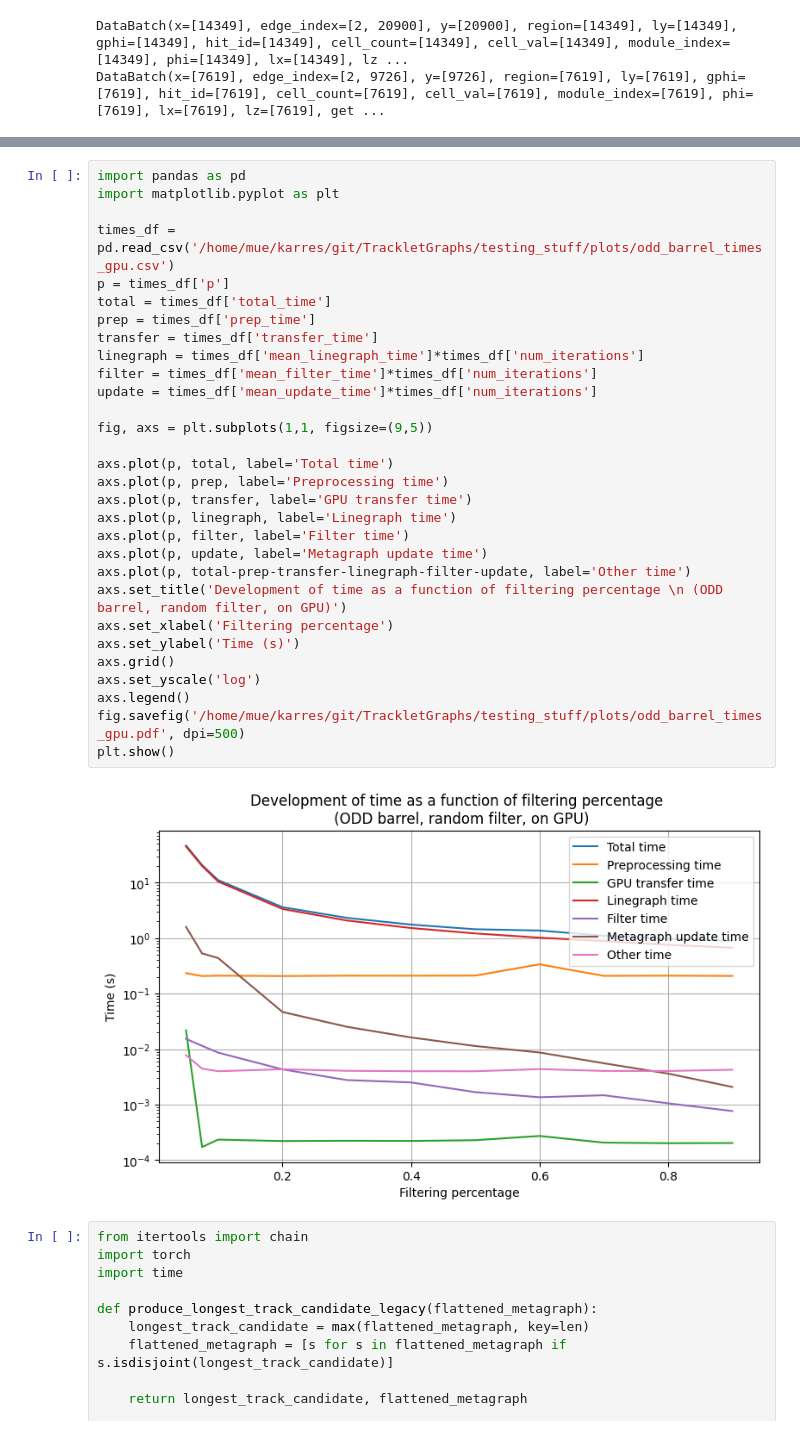
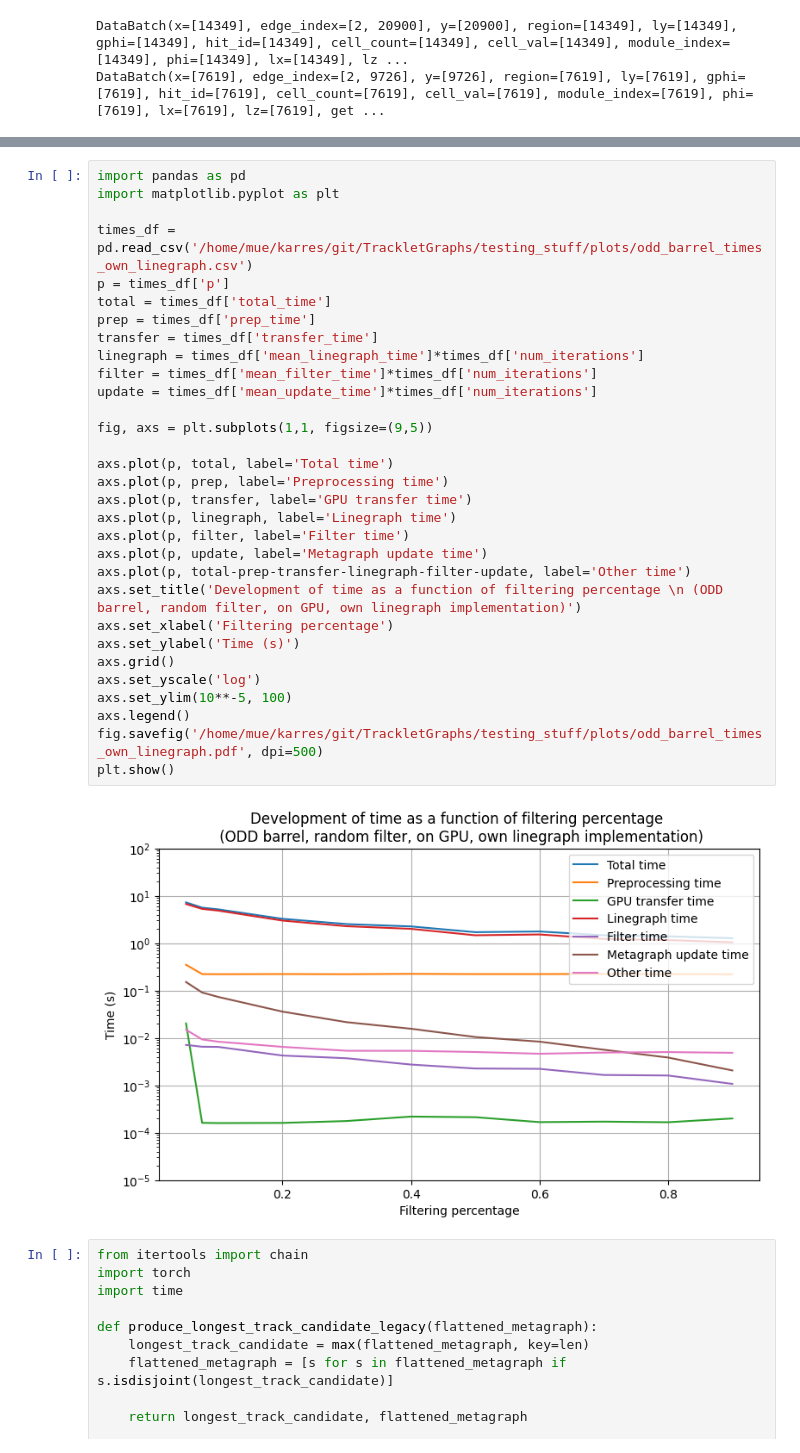
Before and after one commit to tkar-git/TrackletGraphs, a Jupyter notebook: testing_stuff/testing.ipynb, the cells around one changed output, grey strips where cells are left out. Saved outputs shown, nothing was run; the diff lists cells and outputs as text.

```diff
--- a/testing_stuff/testing.ipynb
+++ b/testing_stuff/testing.ipynb
@@ -622,35 +640,36 @@ Delta: 200
 # %%
 import pandas as pd
 import matplotlib.pyplot as plt
 
-times_df = pd.read_csv('/home/mue/karres/git/TrackletGraphs/testing_stuff/plots/odd_barrel_times_gpu.csv')
+times_df = pd.read_csv('/home/mue/karres/git/TrackletGraphs/testing_stuff/plots/odd_barrel_times_own_linegraph.csv')
 p = times_df['p']
 total = times_df['total_time']
 prep = times_df['prep_time']
 transfer = times_df['transfer_time']
 linegraph = times_df['mean_linegraph_time']*times_df['num_iterations']
 filter = times_df['mean_filter_time']*times_df['num_iterations']
 update = times_df['mean_update_time']*times_df['num_iterations']
 
 fig, axs = plt.subplots(1,1, figsize=(9,5))
 
 axs.plot(p, total, label='Total time')
 axs.plot(p, prep, label='Preprocessing time')
 axs.plot(p, transfer, label='GPU transfer time')
 axs.plot(p, linegraph, label='Linegraph time')
 axs.plot(p, filter, label='Filter time')
 axs.plot(p, update, label='Metagraph update time')
 axs.plot(p, total-prep-transfer-linegraph-filter-update, label='Other time')
-axs.set_title('Development of time as a function of filtering percentage \n (ODD barrel, random filter, on GPU)')
+axs.set_title('Development of time as a function of filtering percentage \n (ODD barrel, random filter, on GPU, own linegraph implementation)')
 axs.set_xlabel('Filtering percentage')
 axs.set_ylabel('Time (s)')
 axs.grid()
 axs.set_yscale('log')
+axs.set_ylim(10**-5, 100)
 axs.legend()
-fig.savefig('/home/mue/karres/git/TrackletGraphs/testing_stuff/plots/odd_barrel_times_gpu.pdf', dpi=500)
+fig.savefig('/home/mue/karres/git/TrackletGraphs/testing_stuff/plots/odd_barrel_times_own_linegraph.pdf', dpi=500)
 plt.show()
 # %% [output]
-[figure, old version]
+[figure, new version]
 # %%
 from itertools import chain
 import torch
```
Also changed, not shown: parts of 5 cells of this notebook.
